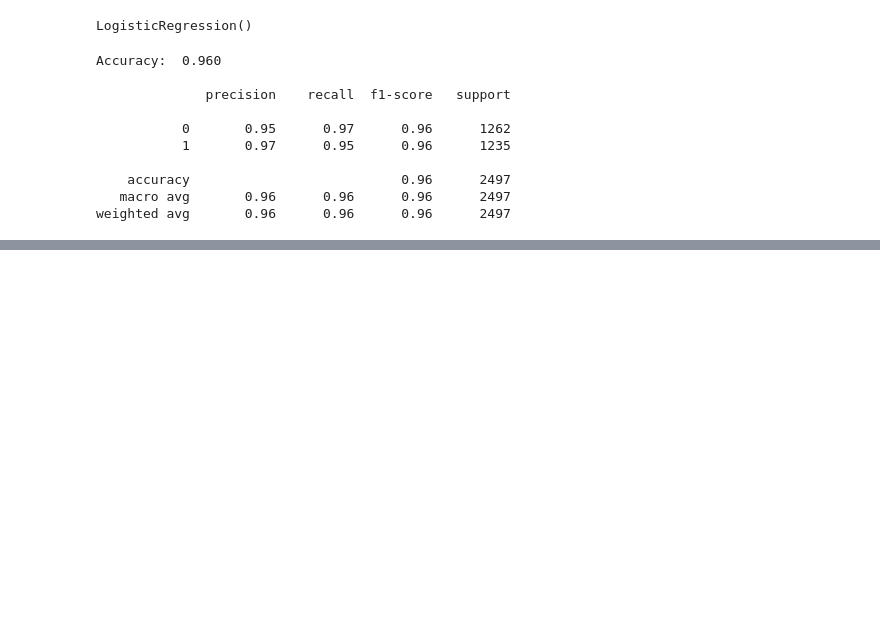
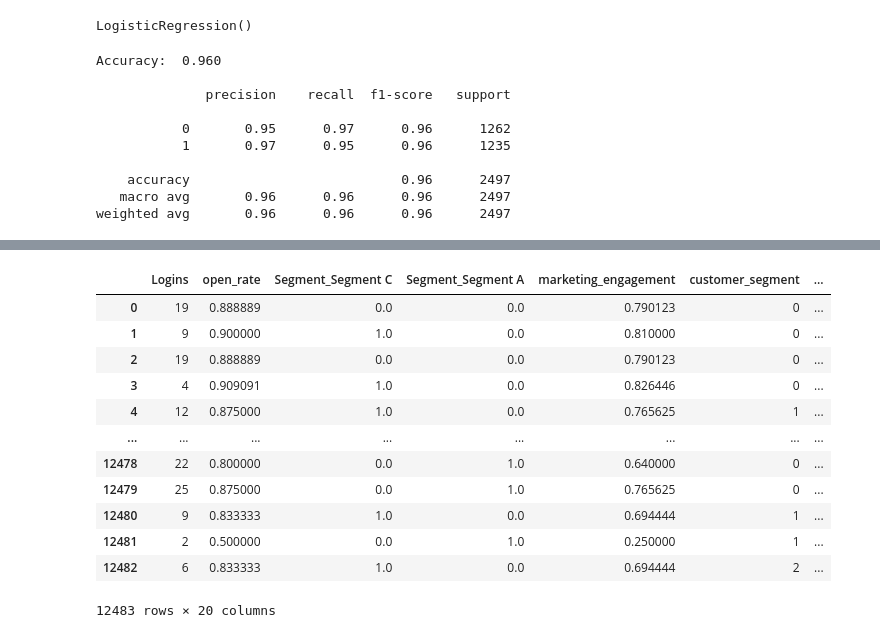
Before and after one commit to michizler/reder-analytics, a Jupyter notebook: model/model.ipynb, the cells around one changed output, grey strips where cells are left out. Drawn from its saved outputs; the diff is of its cells as text; code cells hidden in the pictures; blank space fills up the shorter version.

```diff
--- a/model/model.ipynb
+++ b/model/model.ipynb
@@ -127,0 +203,18 @@ weighted avg       0.96      0.96      0.96      2497
+# %%
+train_data = churn_data[top_20_features['Features'].to_list()]
+# %%
+train_data
+# %% [output]
+|  | Logins | open_rate | Segment_Segment C | Segment_Segment A | marketing_engagement | customer_segment | ... |
+| 0 | 19 | 0.888889 | 0.0 | 0.0 | 0.790123 | 0 | ... |
+| 1 | 9 | 0.900000 | 1.0 | 0.0 | 0.810000 | 0 | ... |
+| 2 | 19 | 0.888889 | 0.0 | 0.0 | 0.790123 | 0 | ... |
+| 3 | 4 | 0.909091 | 1.0 | 0.0 | 0.826446 | 0 | ... |
+| 4 | 12 | 0.875000 | 1.0 | 0.0 | 0.765625 | 1 | ... |
+| ... | ... | ... | ... | ... | ... | ... | ... |
+| 12478 | 22 | 0.800000 | 0.0 | 1.0 | 0.640000 | 0 | ... |
+| 12479 | 25 | 0.875000 | 0.0 | 1.0 | 0.765625 | 0 | ... |
+| 12480 | 9 | 0.833333 | 1.0 | 0.0 | 0.694444 | 1 | ... |
+| 12481 | 2 | 0.500000 | 0.0 | 1.0 | 0.250000 | 1 | ... |
+| 12482 | 6 | 0.833333 | 1.0 | 0.0 | 0.694444 | 2 | ... |
+12483 rows × 20 columns
```
Also changed, not shown: parts of 16 cells of this notebook.
